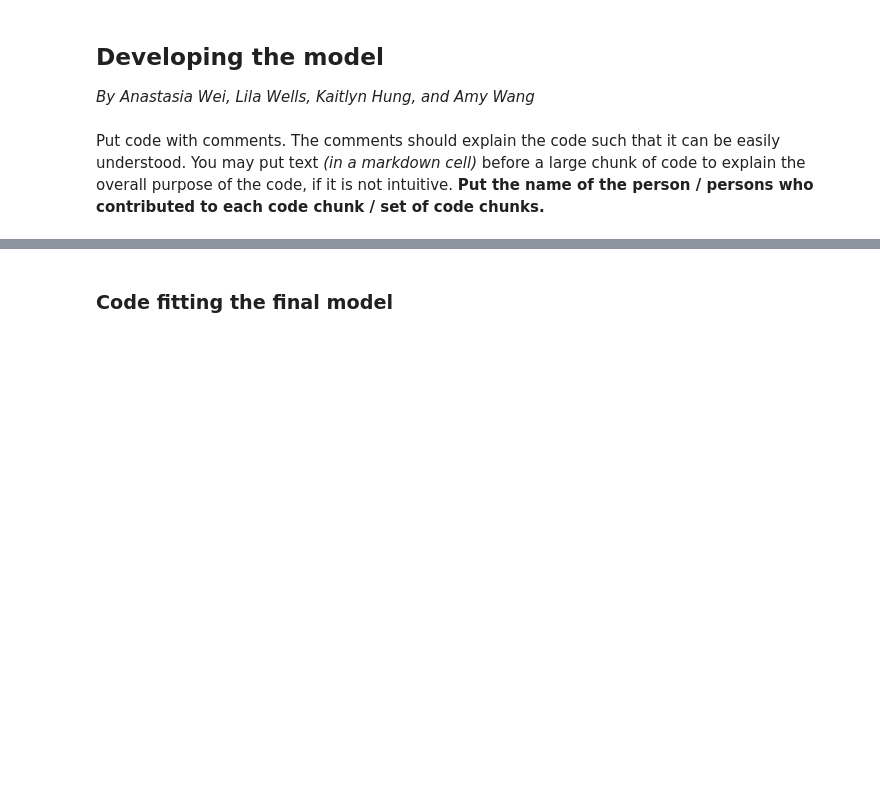
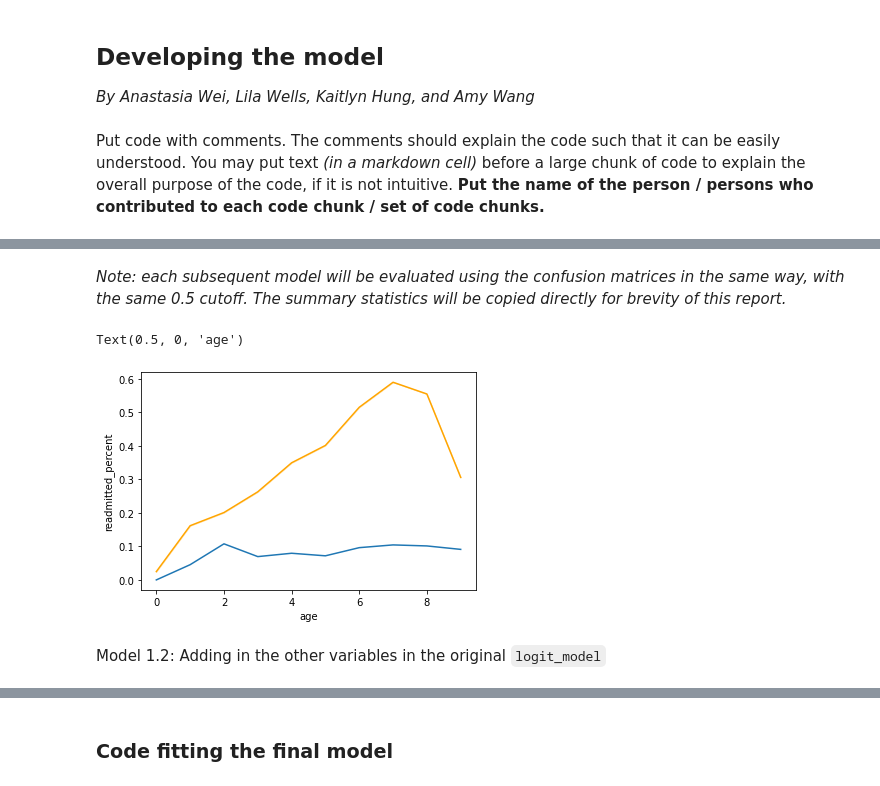
Before and after one commit to AnastasiaKWei/Saturn, a Jupyter notebook: Project Code Saturn.ipynb, the cells around one changed output, grey strips where cells are left out. Saved outputs shown, nothing was run; the diff lists cells and outputs as text; code cells hidden in the pictures; blank space fills up the shorter version.

```diff
--- a/Project Code Saturn.ipynb
+++ b/Project Code Saturn.ipynb
@@ -277,0 +487,14 @@ Put code with comments. The comments should explain the code such that it can be
+# %% [markdown]
+*Note: each subsequent model will be evaluated using the confusion matrices in the same way, with the same 0.5 cutoff. The summary statistics will be copied directly for brevity of this report.*
+# %%
+# Visual inspection of how well the logit_model predicts hospital readmission based on age, on test data. The plot suggests overfitting.
+age_data = test.groupby('age')['readmitted'].agg([('readmitted_percent','mean'),('nobs','count')]).reset_index(drop=False)
+test_dummy["age_ind"] =  test_dummy["age"].map({5: 0, 15: 1, 25: 2, 35: 3, 45: 4, 55: 5, 65: 6, 75: 7, 85: 8, 95: 9, 105: 10})
+sns.lineplot(x = age_data.index, y= age_data['readmitted_percent'])
+sns.lineplot(x = 'age_ind', y= model1_1.predict(test_dummy), data = test_dummy, color = 'orange')
+plt.xlabel('age')
+# %% [output]
+Text(0.5, 0, 'age')
+[figure, added]
+# %% [markdown]
+Model 1.2: Adding in the other variables in the original `logit_model`
```
Also changed, not shown: parts of 55 cells of this notebook.
